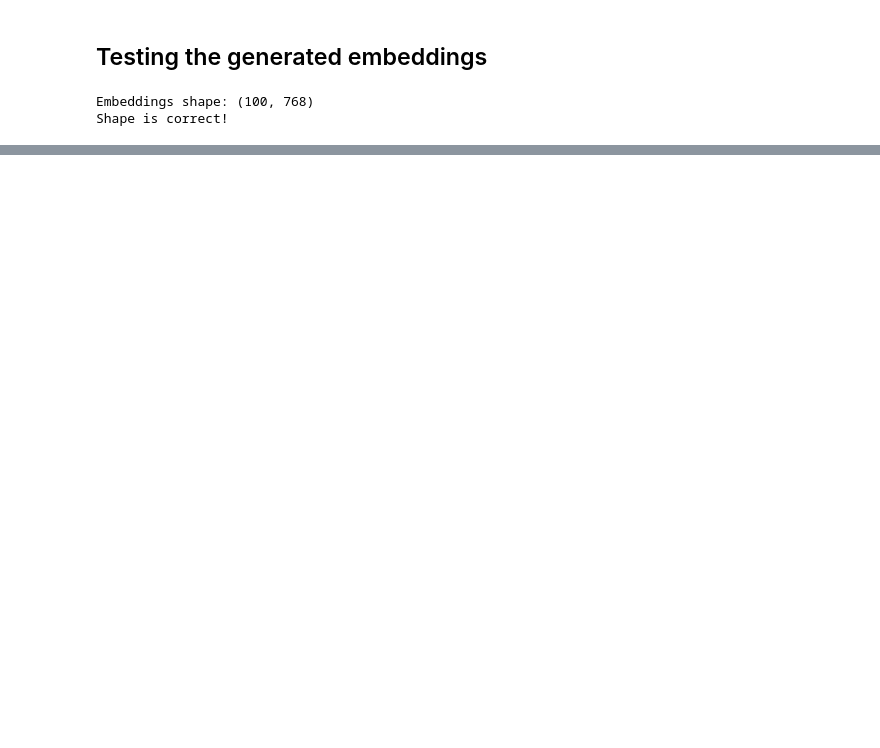
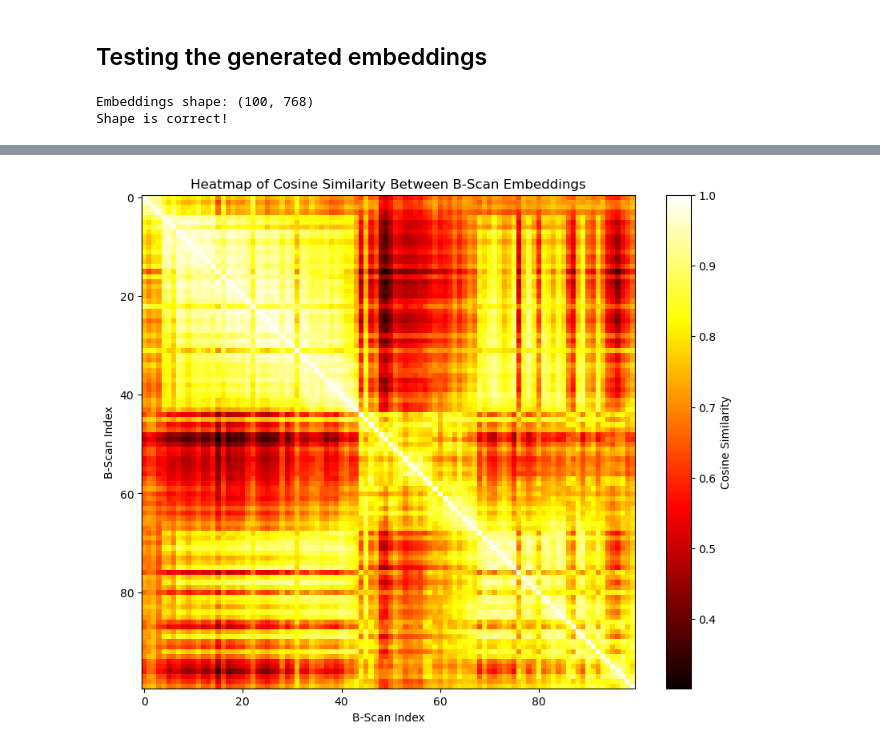
Before and after one commit to SurajK-14/OCT-img-segmentation, a Jupyter notebook: test.ipynb, the cells around one changed output, grey strips where cells are left out. Saved outputs shown, nothing was run; the diff lists cells and outputs as text; code cells hidden in the pictures; blank space fills up the shorter version.

```diff
--- a/test.ipynb
+++ b/test.ipynb
@@ -57,0 +94,16 @@ plt.show()
+# %%
+#Heap map of embedding similarities
+
+from sklearn.metrics.pairwise import cosine_similarity
+
+similarity_matrix = cosine_similarity(embeddings)
+
+plt.figure(figsize=(10, 8))
+plt.imshow(similarity_matrix, cmap='hot', interpolation='nearest')
+plt.colorbar(label='Cosine Similarity')
+plt.title('Heatmap of Cosine Similarity Between B-Scan Embeddings')
+plt.xlabel('B-Scan Index')
+plt.ylabel('B-Scan Index')
+plt.show()
+# %% [output]
+[figure, added]
```
Also changed, not shown: parts of 7 cells of this notebook, 3 other files.
